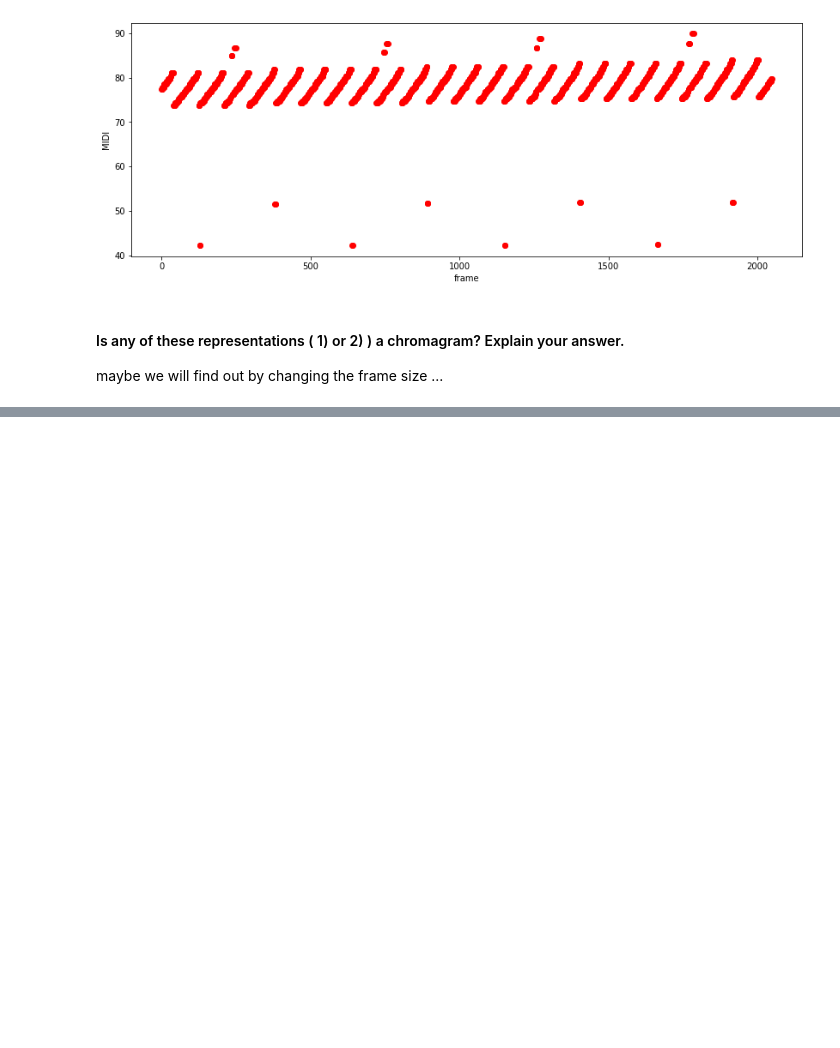
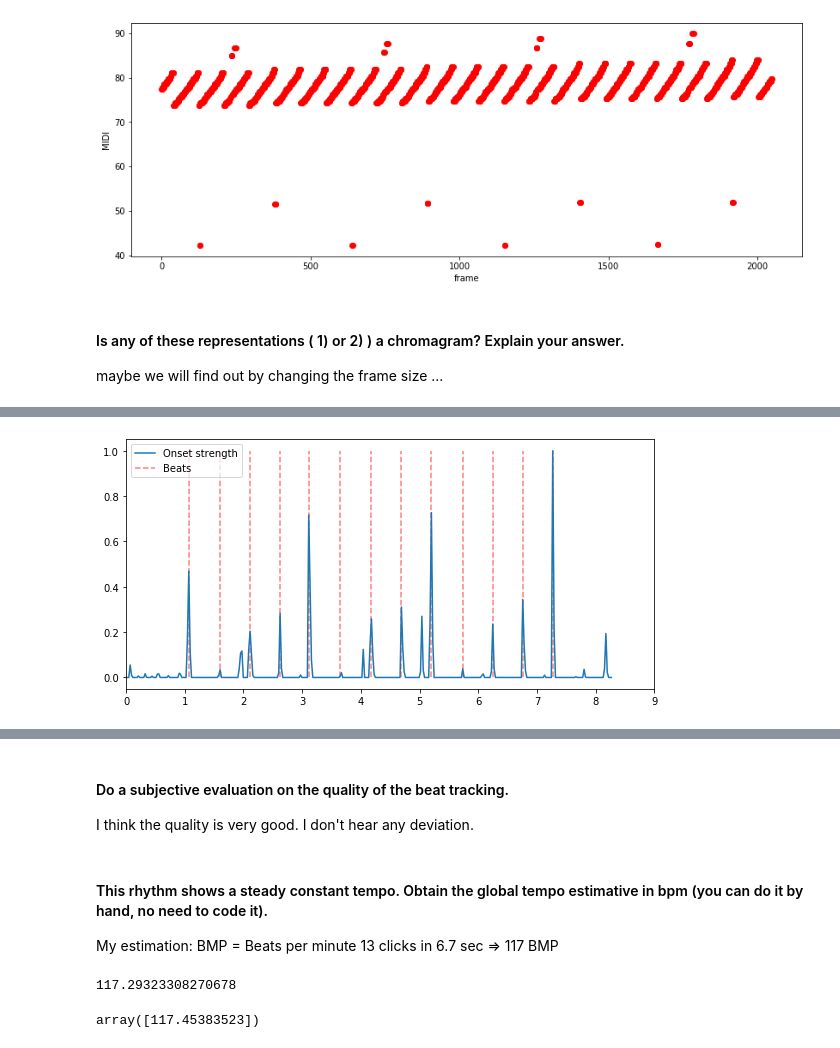
Before and after one commit to steliostss/multimedia_feup, a Jupyter notebook: Assignments/Assignment_A3/Assignment3_Intro/Assignment3_Intro/Assignment3_G10.ipynb, the cells around one changed output, grey strips where cells are left out. Cells and saved outputs as stored; diff of their text form; code cells hidden in the pictures; blank space fills up the shorter version.

```diff
--- a/Assignments/Assignment_A3/Assignment3_Intro/Assignment3_Intro/Assignment3_G10.ipynb
+++ b/Assignments/Assignment_A3/Assignment3_Intro/Assignment3_Intro/Assignment3_G10.ipynb
@@ -197,0 +202,3 @@ maybe we will find out by changing the frame size ...
+# %%
+x3, sr3 = librosa.load('rhythm.wav')
+ipd.Audio(x3, rate=sr3)
@@ -197,0 +207,34 @@ maybe we will find out by changing the frame size ...
+# %%
+def beats(x, sr):
+    # Track beats using a pre-computed onset envelope
+    onset_env = librosa.onset.onset_strength(x, sr=sr, aggregate=numpy.median)
+    '''
+            1. Measure onset strength
+            2. Estimate tempo from onset correlation
+            3. Pick peaks in onset strength approximately consistent with estimated tempo
+    '''
+    tempo, beats = librosa.beat.beat_track(onset_envelope=onset_env,sr=sr)
+    hop_length = 512
+    plt.figure(figsize=(8, 4))
+    times = librosa.times_like(onset_env, sr=sr, hop_length=hop_length)
+    plt.plot(times, librosa.util.normalize(onset_env),label='Onset strength')
+    plt.vlines(times[beats], 0, 1, alpha=0.5, color='r', linestyle='--', label='Beats')
+    #print(times[beats])
+    plt.legend(frameon=True, framealpha=0.75)
+    # Limit the plot to a 15-second window
+    plt.xlim(0, 9)
+    plt.gca().xaxis.set_major_formatter(librosa.display.TimeFormatter())
+    plt.tight_layout()
+    plt.show()
+
+    # clicks at beat times
+    times = librosa.frames_to_time(beats, sr=sr)
+    y_beat_times = librosa.clicks(times=times, sr=sr,length=len(x))
+    #clicks = librosa.clicks(frames=beats, sr=sr, length=len(x))
+    return y_beat_times
+# %%
+clicks = beats(x3, sr3)
+#print(clicks)
+ipd.Audio(x3 + clicks, rate=sr3)
+# %% [output]
+[figure, added]
@@ -197,0 +242,18 @@ maybe we will find out by changing the frame size ...
+# %% [markdown]
+#### Do a subjective evaluation on the quality of the beat tracking.
+I think the quality is very good. I don't hear any deviation.
+# %% [markdown]
+#### This rhythm shows a steady constant tempo. Obtain the global tempo estimative in bpm (you can do it by hand, no need to code it).
+My estimation:
+BMP = Beats per minute
+13 clicks in 6.7 sec => 117 BMP
+# %%
+60/6.65*13
+# %% [output]
+117.29323308270678
+# %%
+# just to verify
+onset_env = librosa.onset.onset_strength(x3, sr=sr3)
+librosa.beat.tempo(onset_envelope=onset_env, sr=sr3)
+# %% [output]
+array([117.45383523])
```
Also changed, not shown: parts of 11 cells of this notebook.
